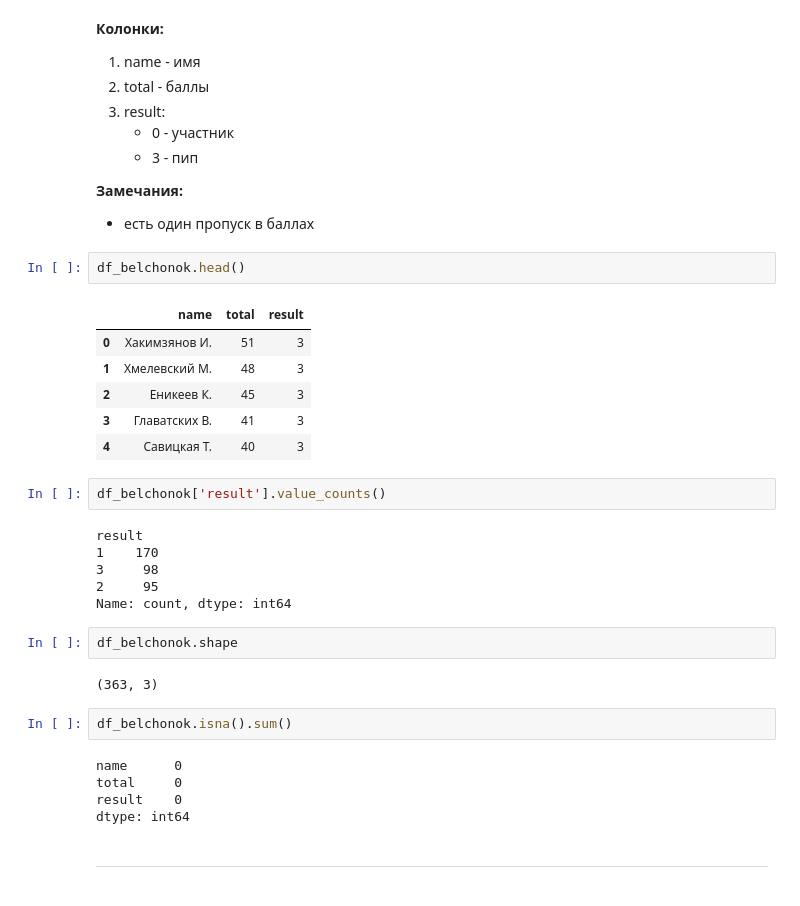
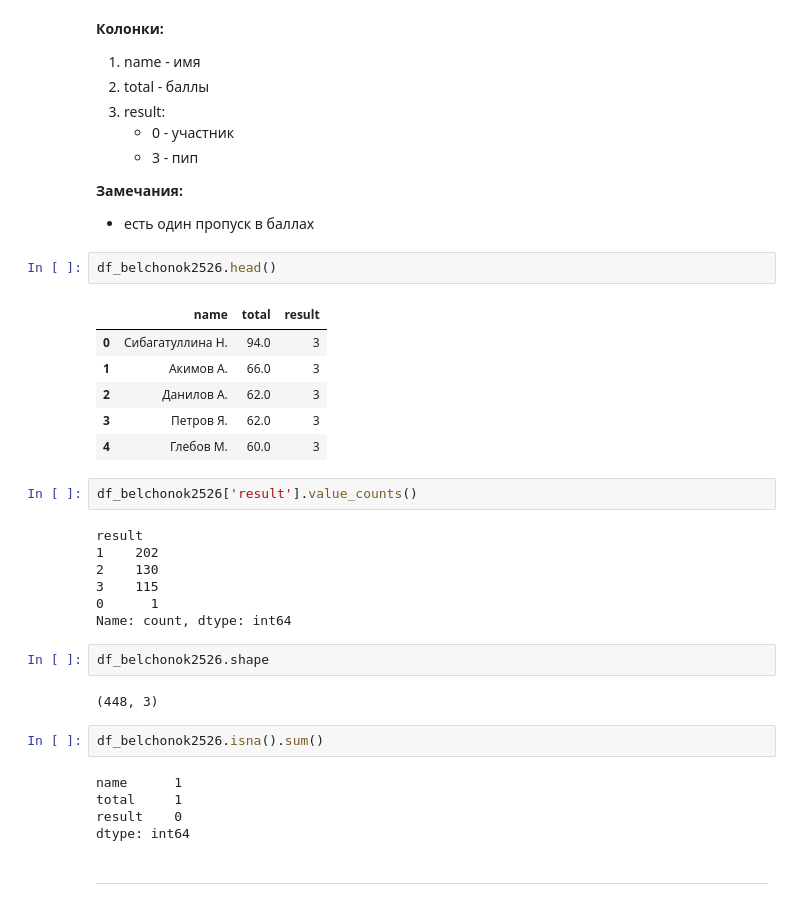
Before and after one commit to VladG00dmanPersonal/LMSH_AI_HACK, a Jupyter notebook: src/Vlad/EDA.ipynb, the cells around one changed output. Cells and saved outputs as stored; diff of their text form.

```diff
--- a/src/Vlad/EDA.ipynb
+++ b/src/Vlad/EDA.ipynb
@@ -51,31 +73,32 @@ df_vuz_akadem = pd.read_csv(raw_data_dir + "vuz_akadem.csv")
 **Замечания:**
 - есть один пропуск в баллах
 # %%
-df_belchonok.head()
+df_belchonok2526.head()
 # %% [output]
 |  | name | total | result |
-| 0 | Хакимзянов И. | 51 | 3 |
-| 1 | Хмелевский М. | 48 | 3 |
-| 2 | Еникеев К. | 45 | 3 |
-| 3 | Главатских В. | 41 | 3 |
-| 4 | Савицкая Т. | 40 | 3 |
+| 0 | Сибагатуллина Н. | 94.0 | 3 |
+| 1 | Акимов А. | 66.0 | 3 |
+| 2 | Данилов А. | 62.0 | 3 |
+| 3 | Петров Я. | 62.0 | 3 |
+| 4 | Глебов М. | 60.0 | 3 |
 # %%
-df_belchonok['result'].value_counts()
+df_belchonok2526['result'].value_counts()
 # %% [output]
 result
-1    170
-3     98
-2     95
+1    202
+2    130
+3    115
+0      1
 Name: count, dtype: int64
 # %%
-df_belchonok.shape
+df_belchonok2526.shape
 # %% [output]
-(363, 3)
+(448, 3)
 # %%
-df_belchonok.isna().sum()
+df_belchonok2526.isna().sum()
 # %% [output]
-name      0
-total     0
+name      1
+total     1
 result    0
 dtype: int64
 # %% [markdown]
```
Also changed, not shown: parts of 37 cells of this notebook.
